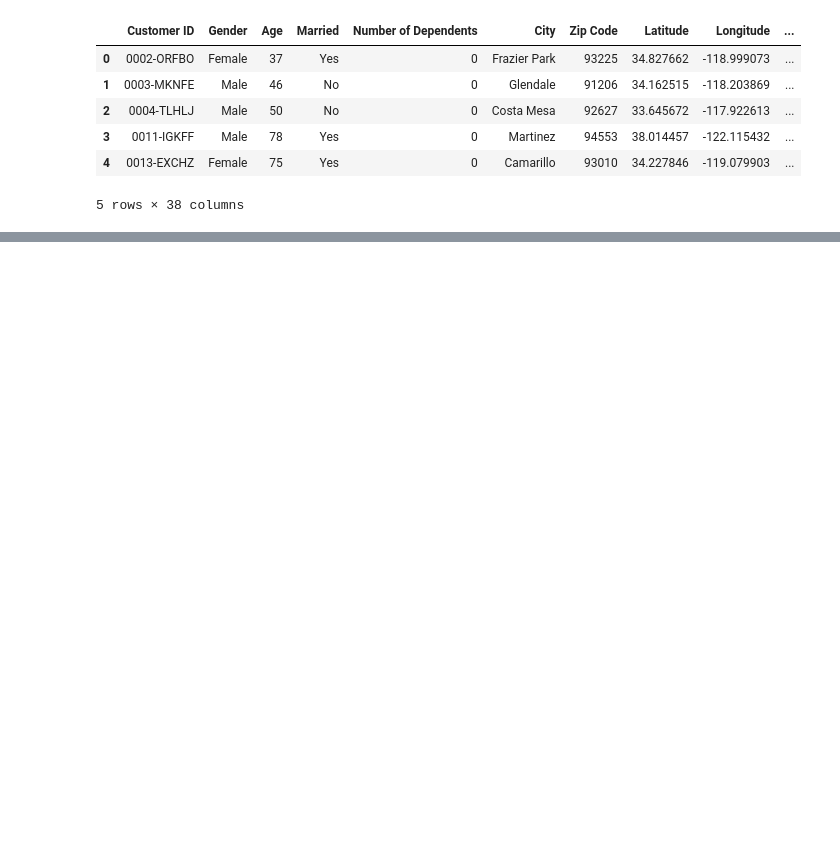
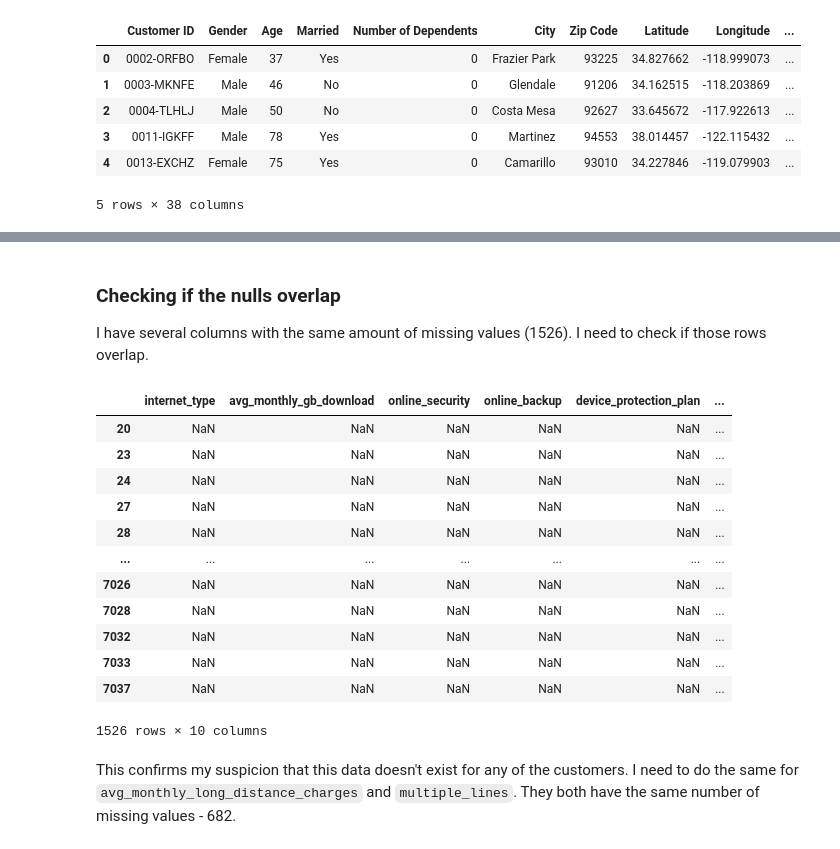
Before and after one commit to stoyanovgeorge/customer_churn_prediction, a Jupyter notebook: churn_prediction.ipynb, the cells around one changed output, grey strips where cells are left out. Cells and saved outputs as stored; diff of their text form; code cells hidden in the pictures; blank space fills up the shorter version.

```diff
--- a/churn_prediction.ipynb
+++ b/churn_prediction.ipynb
@@ -202,0 +175,32 @@ df.head()
+# %% [markdown]
+### Checking if the nulls overlap
+I have several columns with the same amount of missing values (1526). I need to check if those rows overlap.
+# %%
+df[df["internet_type"].isnull()][[
+    "internet_type",
+    "avg_monthly_gb_download",
+    "online_security",
+    "online_backup",
+    "device_protection_plan",
+    "premium_tech_support",
+    "streaming_tv",
+    "streaming_movies",
+    "streaming_music",
+    "unlimited_data"
+]]
+# %% [output]
+|  | internet_type | avg_monthly_gb_download | online_security | online_backup | device_protection_plan | ... |
+| 20 | NaN | NaN | NaN | NaN | NaN | ... |
+| 23 | NaN | NaN | NaN | NaN | NaN | ... |
+| 24 | NaN | NaN | NaN | NaN | NaN | ... |
+| 27 | NaN | NaN | NaN | NaN | NaN | ... |
+| 28 | NaN | NaN | NaN | NaN | NaN | ... |
+| ... | ... | ... | ... | ... | ... | ... |
+| 7026 | NaN | NaN | NaN | NaN | NaN | ... |
+| 7028 | NaN | NaN | NaN | NaN | NaN | ... |
+| 7032 | NaN | NaN | NaN | NaN | NaN | ... |
+| 7033 | NaN | NaN | NaN | NaN | NaN | ... |
+| 7037 | NaN | NaN | NaN | NaN | NaN | ... |
+1526 rows × 10 columns
+# %% [markdown]
+This confirms my suspicion that this data doesn't exist for any of the customers. I need to do the same for `avg_monthly_long_distance_charges` and `multiple_lines`. They both have the same number of missing values - 682.
```
Also changed, not shown: parts of 83 cells of this notebook.
